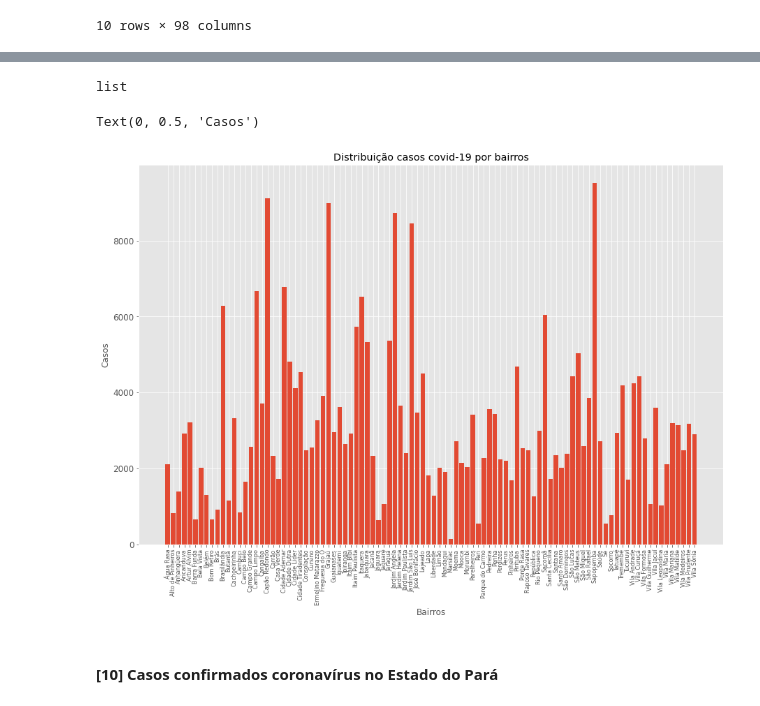
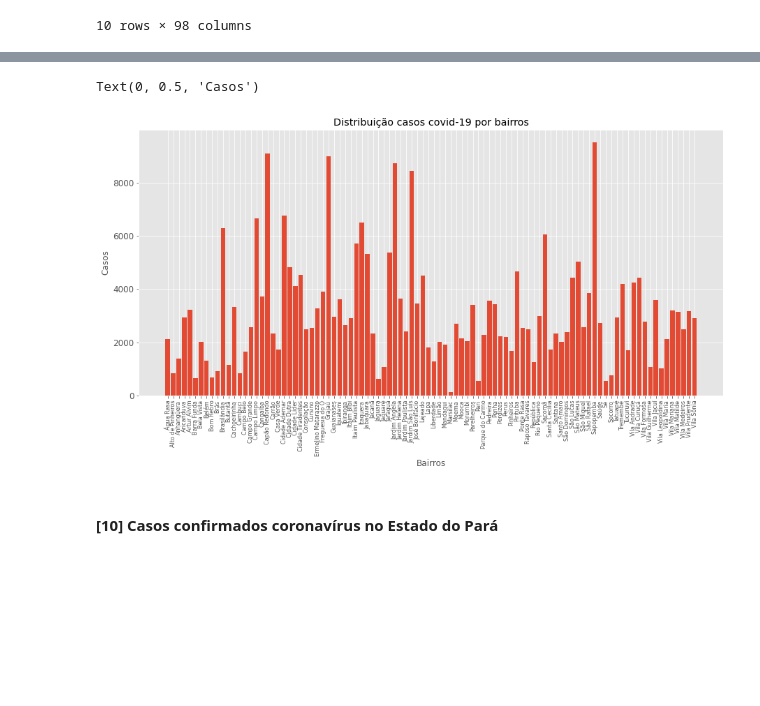
Before and after one commit to fbosousa/covid19, a Jupyter notebook: main.ipynb, the cells around one changed output, grey strips where cells are left out. Cells and saved outputs as stored; diff of their text form; code cells hidden in the pictures; blank space fills up the shorter version.

```diff
--- a/main.ipynb
+++ b/main.ipynb
@@ -290,22 +290,15 @@ plt.show()
-# %%
-#df_sp.keys()[1:-1]
-a = df_sp.iloc[-1][1:-1].values
-students = [23,17,35,29,12]
-type(students)
-# %% [output]
-list
 # %%
-fig = plt.figure(figsize = (15, 10))
+fig = plt.figure(figsize = (15, 7))
 ax = fig.add_subplot()
 ax.bar(df_sp.keys()[1:-1], list([int(i) for i in df_sp.iloc[-1][1:-1].values]))
 ax.tick_params(axis = 'x', labelrotation = 90, labelsize = 8)
 ax.tick_params(axis = 'y', labelsize = 12)
 ax.set_title("Distribuição casos covid-19 por bairros")
 ax.set_xlabel('Bairros')
 ax.set_ylabel('Casos')
 # %% [output]
 Text(0, 0.5, 'Casos')
-[figure, old version]
+[figure, new version]
 # %% [markdown]
 #### [10] Casos confirmados coronavírus no Estado do Pará
 # %%
```
Also changed, not shown: parts of 3 cells of this notebook, 2 other files.
